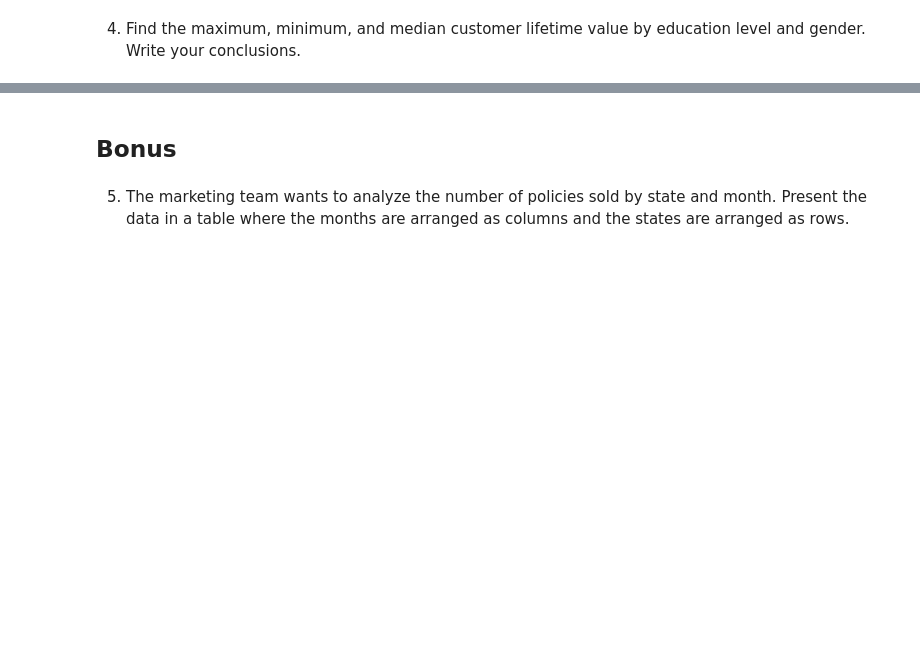
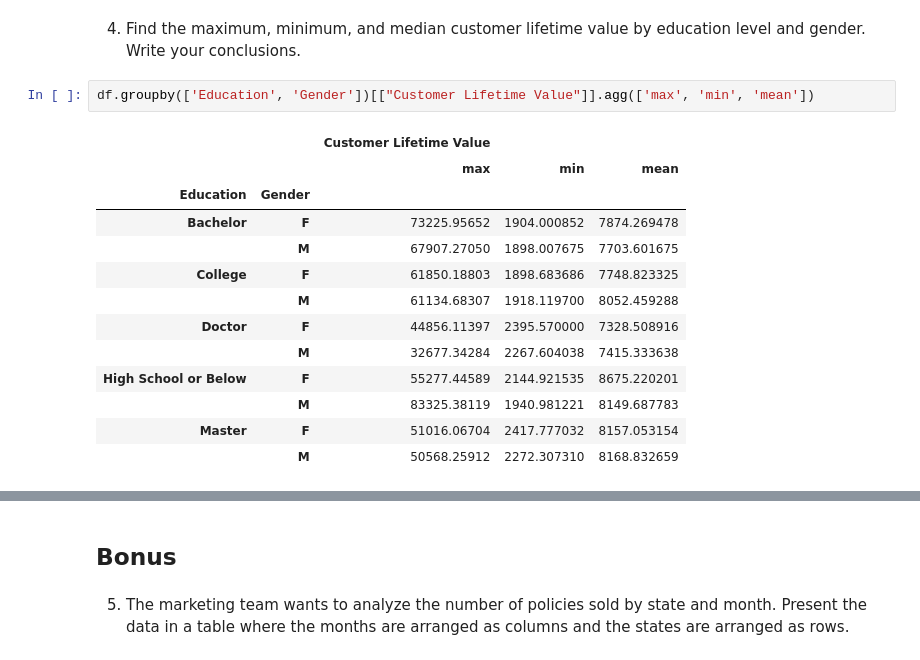
Before and after one commit to MiriinD/GitHub_Ironhack, a Jupyter notebook: Week 2/Labs/day_3_lab-dw-aggregating.ipynb, the cells around one changed output, grey strips where cells are left out. Cells and saved outputs as stored; diff of their text form; blank space fills up the shorter version.

```diff
--- a/Week 2/Labs/day_3_lab-dw-aggregating.ipynb
+++ b/Week 2/Labs/day_3_lab-dw-aggregating.ipynb
@@ -69,2 +109,18 @@ new_df
 # %% [markdown]
 4. Find the maximum, minimum, and median customer lifetime value by education level and gender. Write your conclusions.
+# %%
+df.groupby(['Education', 'Gender'])[["Customer Lifetime Value"]].agg(['max', 'min', 'mean'])
+# %% [output]
+|  |  | Customer Lifetime Value |  |  |
+|  |  | max | min | mean |
+| Education | Gender |  |  |  |
+| Bachelor | F | 73225.95652 | 1904.000852 | 7874.269478 |
+|  | M | 67907.27050 | 1898.007675 | 7703.601675 |
+| College | F | 61850.18803 | 1898.683686 | 7748.823325 |
+|  | M | 61134.68307 | 1918.119700 | 8052.459288 |
+| Doctor | F | 44856.11397 | 2395.570000 | 7328.508916 |
+|  | M | 32677.34284 | 2267.604038 | 7415.333638 |
+| High School or Below | F | 55277.44589 | 2144.921535 | 8675.220201 |
+|  | M | 83325.38119 | 1940.981221 | 8149.687783 |
+| Master | F | 51016.06704 | 2417.777032 | 8157.053154 |
+|  | M | 50568.25912 | 2272.307310 | 8168.832659 |
```
Also changed, not shown: parts of 12 cells of this notebook, 1 other file.
